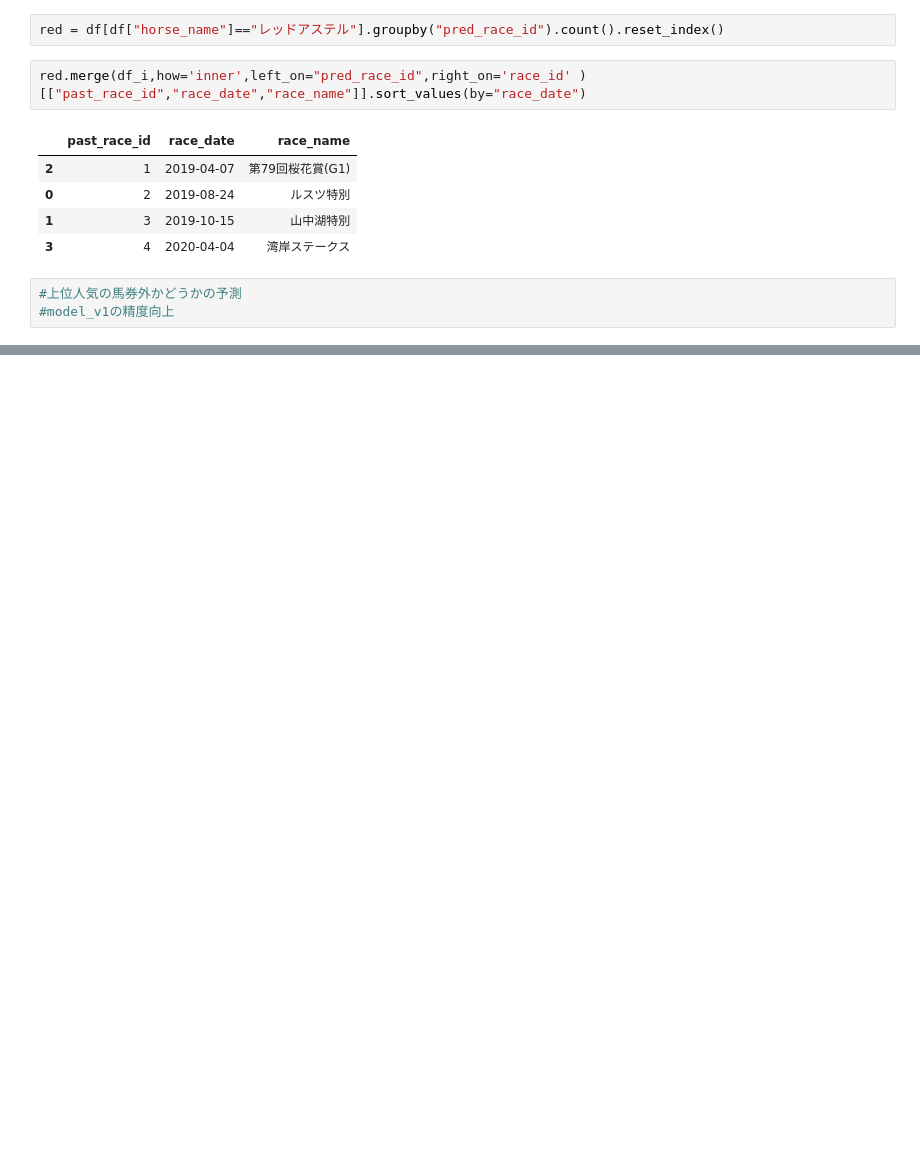
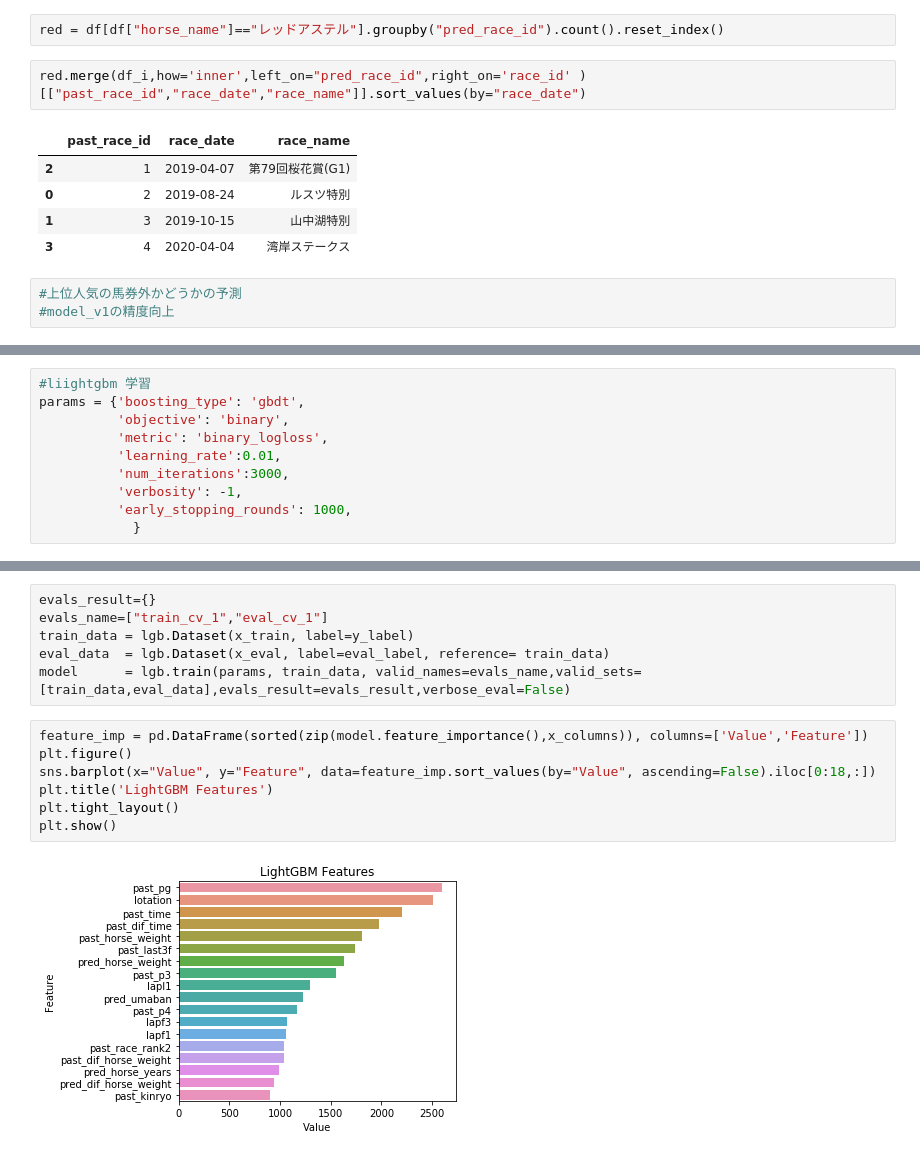
Before and after one commit to domo1124/predict_race, a Jupyter notebook: model/model_v2/EDA/model_v2_eda.ipynb, the cells around one changed output, grey strips where cells are left out. Cells and saved outputs as stored; diff of their text form; blank space fills up the shorter version.

```diff
--- a/model/model_v2/EDA/model_v2_eda.ipynb
+++ b/model/model_v2/EDA/model_v2_eda.ipynb
@@ -204,0 +374,10 @@ df_past1.shape
+# %%
+#liightgbm 学習
+params = {'boosting_type': 'gbdt',
+          'objective': 'binary',
+          'metric': 'binary_logloss',
+          'learning_rate':0.01,
+          'num_iterations':3000,
+          'verbosity': -1,
+          'early_stopping_rounds': 1000,
+            }
@@ -314,0 +462,15 @@ model/model1/model9.pickle
+# %%
+evals_result={}
+evals_name=["train_cv_1","eval_cv_1"]
+train_data = lgb.Dataset(x_train, label=y_label)
+eval_data  = lgb.Dataset(x_eval, label=eval_label, reference= train_data)
+model      = lgb.train(params, train_data, valid_names=evals_name,valid_sets=[train_data,eval_data],evals_result=evals_result,verbose_eval=False)
+# %%
+feature_imp = pd.DataFrame(sorted(zip(model.feature_importance(),x_columns)), columns=['Value','Feature'])
+plt.figure()
+sns.barplot(x="Value", y="Feature", data=feature_imp.sort_values(by="Value", ascending=False).iloc[0:18,:])
+plt.title('LightGBM Features')
+plt.tight_layout()
+plt.show()
+# %% [output]
+[figure, added]
```
Also changed, not shown: parts of 62 cells of this notebook, 1 other file.
